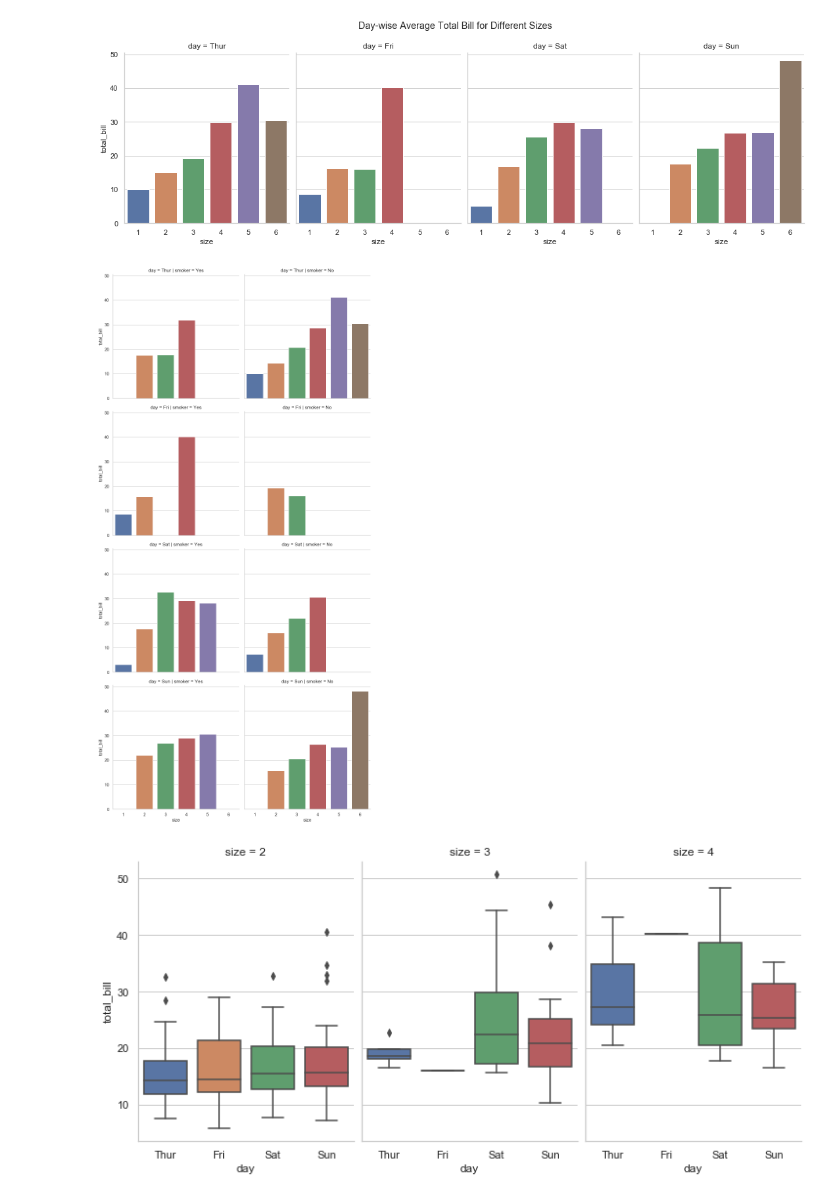
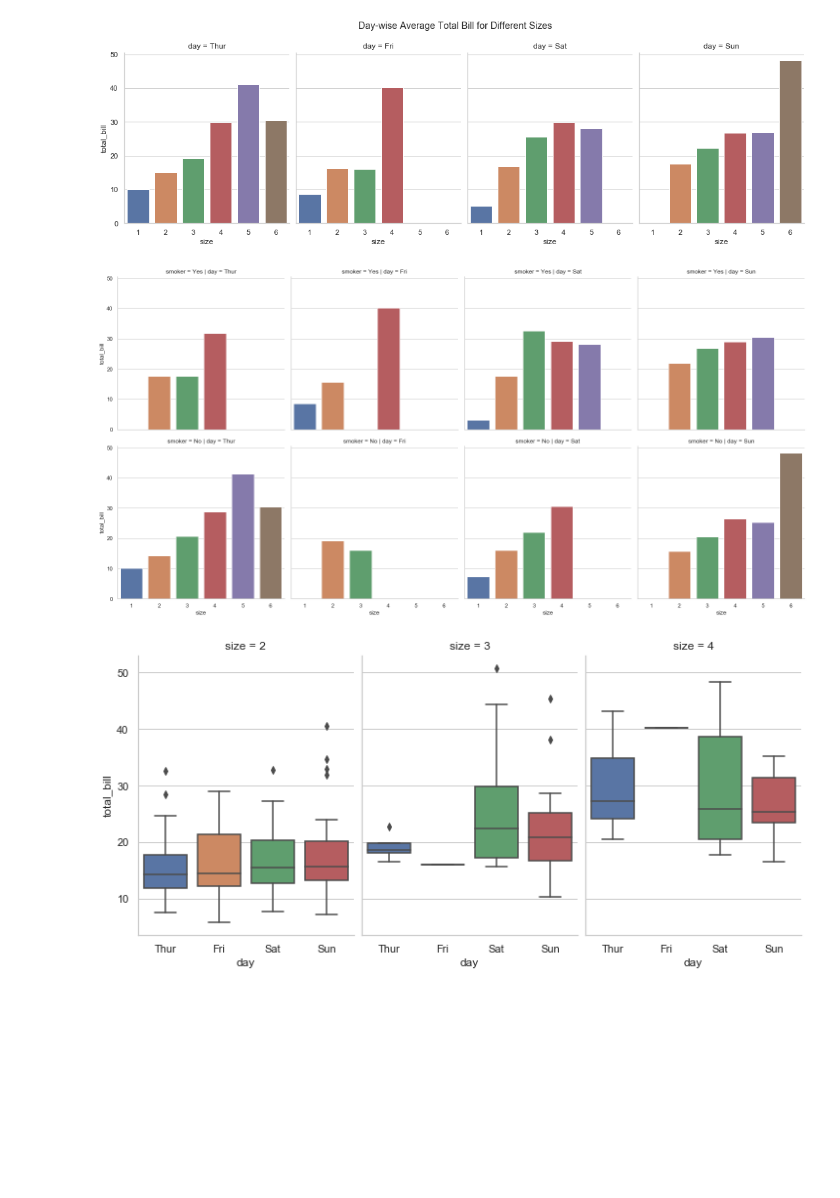
Before and after one commit to srikanthpragada/DS_03_AUG_2020, a Jupyter notebook: plots/seaborn_demo.ipynb, the cells around one changed output. Saved outputs shown, nothing was run; the diff lists cells and outputs as text; code cells hidden in the pictures; blank space fills up the shorter version.

```diff
--- a/plots/seaborn_demo.ipynb
+++ b/plots/seaborn_demo.ipynb
@@ -69,9 +76,9 @@ ax.fig.subplots_adjust(top=.85)
 # %% [output]
 [figure]
 # %%
-ax = sns.catplot(x="size",y="total_bill",data=tips, col="smoker", row="day", kind='bar', ci=False)
+ax = sns.catplot(x="size",y="total_bill",data=tips, col="day", row="smoker", kind='bar', ci=False)
 # %% [output]
-[figure, old version]
+[figure, new version]
 # %%
 seltips = tips[tips['size'].isin([2,3,4])]
 sns.catplot(x="day",y="total_bill",data=seltips,col="size", kind='box')
```
Also changed, not shown: parts of 3 cells of this notebook, 2 other files.
